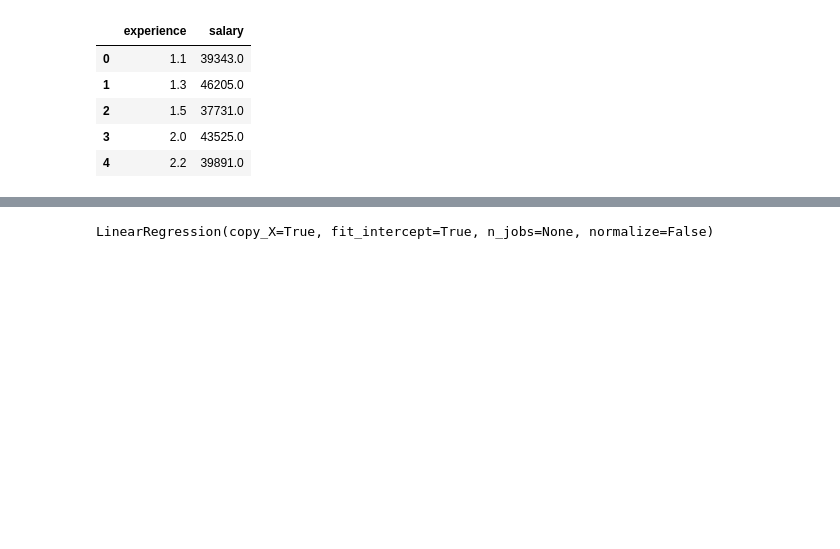
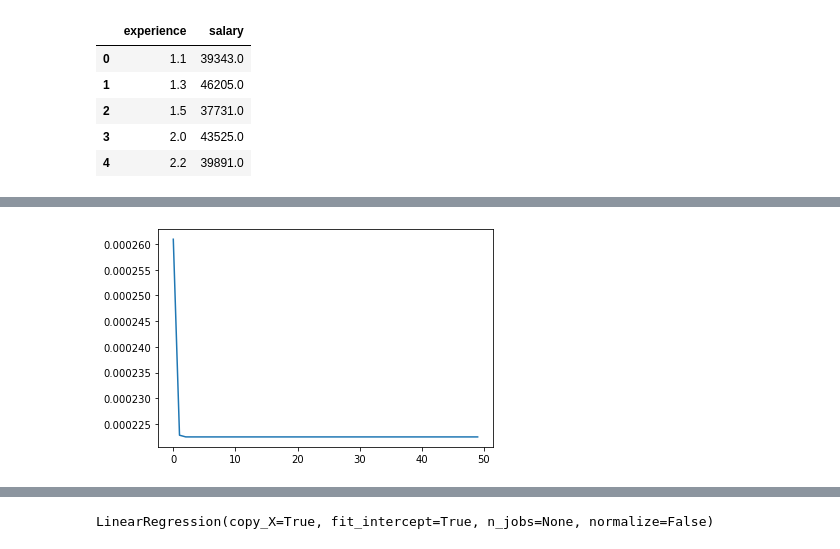
Before and after one commit to aksh-ai/ddl_sjce, a Jupyter notebook: lin_reg.ipynb, the cells around one changed output, grey strips where cells are left out. Drawn from its saved outputs; the diff is of its cells as text; code cells hidden in the pictures; blank space fills up the shorter version.

Commit message:
Updated Notebook from second session

```diff
--- a/lin_reg.ipynb
+++ b/lin_reg.ipynb
@@ -198,3 +170,3 @@ plt.show()
 # %%
-df = pd.read_csv('data/Ecommerce Customers')
+new_df = pd.read_csv('data/Ecommerce Customers')
 # %%
@@ -207,12 +179,12 @@ df.head()
 | 3 | riverarebecca@gmail.com | 1414 David Throughway\r\nPort Jas... | SaddleBrown | 34.305557 | 13.717514 | 36.721283 | 3.120179 | ... |
 | 4 | mstephens@davidson-herman.com | 14023 Rodriguez Passage\r\nPort J... | MediumAquaMarine | 33.330673 | 12.795189 | 37.536653 | 4.446308 | ... |
 # %%
-X = std_scaler.fit_transform(df[['Avg. Session Length', 'Time on App', 'Time on Website', 'Length of Membership']].values)
-y = mm_scaler.fit_transform(df['Yearly Amount Spent'].values.reshape(-1, 1))
+X = std_scaler.fit_transform(new_df[['Avg. Session Length', 'Time on App', 'Time on Website', 'Length of Membership']].values)
+y = mm_scaler.fit_transform(new_df['Yearly Amount Spent'].values.reshape(-1, 1))
 # %%
 X_train, X_test, y_train, y_test = train_test_split(X, y, test_size=0.3)
 # %%
-model = LinearRegression()
+m_model = LinearRegression()
 # %%
-model.fit(X_train, y_train, epochs=100, batch_size=8, learning_rate=0.1, verbose=10)
+m_model.fit(X_train, y_train, epochs=50, batch_size=16, learning_rate=0.1, interval=10)
 # %% [output]
@@ -229,0 +197,5 @@ Epoch 100, Loss: 0.0002
+# %%
+plt.plot(m_model.losses)
+plt.show()
+# %% [output]
+[figure, added]
```
Also changed, not shown: parts of 33 cells of this notebook.
